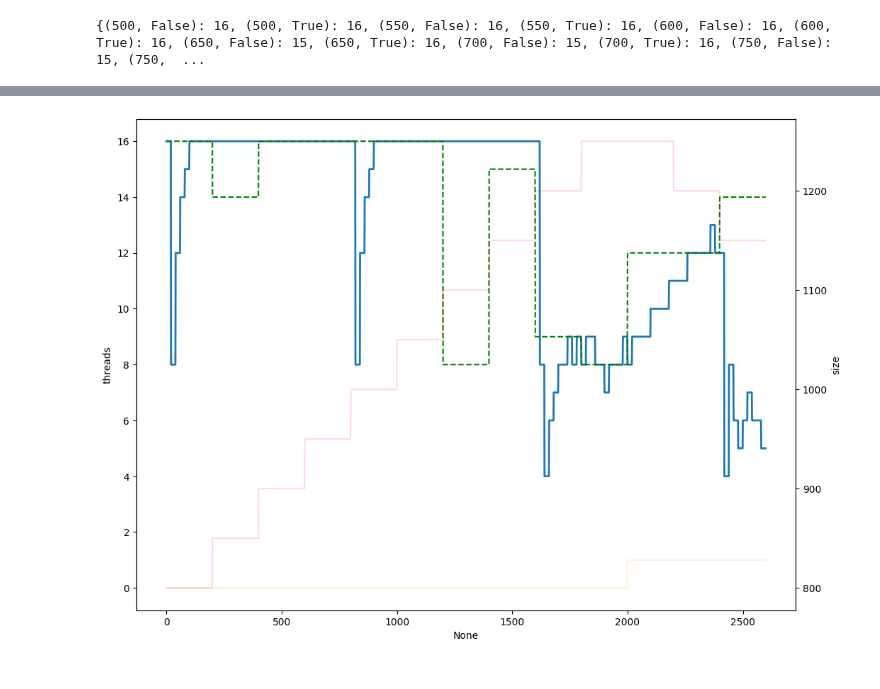
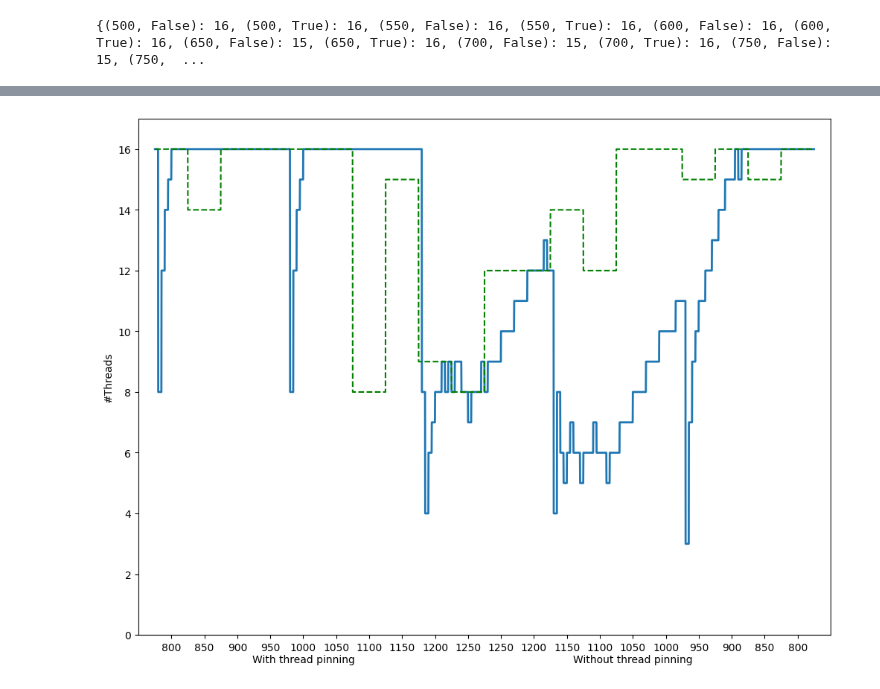
Before and after one commit to JordyAaldering/ecodynamic, a Jupyter notebook: adapt.ipynb, the cells around one changed output, grey strips where cells are left out. Saved outputs shown, nothing was run; the diff lists cells and outputs as text; code cells hidden in the pictures.

```diff
--- a/adapt.ipynb
+++ b/adapt.ipynb
@@ -56,21 +62,27 @@ plt.show()
 # %%
-plt.figure(figsize=(12,9))
+fig = plt.figure(figsize=(12,9))
+fig.tight_layout()
 
 x = slow.index
 
 ax = sns.lineplot(x=x, y=slow['threads'], linewidth=2)
 sns.lineplot(x=x, y=slow['optimum'], color='g', linestyle='--', ax=ax)
 
-sns.lineplot(x=x, y=slow['pin'], color='orange', alpha=0.15, ax=ax)
+xticks = list(range(100, len(slow), 200))
+xlabels = [f'{'' if i % 2 == 0 else ''}{slow['size'][x]}' for i, x in enumerate(xticks)]
+xlabels[4] += '\nWith thread pinning'
+xlabels[14] += '\nWithout thread pinning'
+ax.set_xticks(xticks, labels=xlabels)
 
-ax2 = ax.twinx()
+ax.set_xlabel('')
+ax.set_ylabel('#Threads')
+ax.set_xlim((-100,len(slow)+100))
+ax.set_ylim((0,17))
 
-sns.lineplot(x=x, y=slow['size'], color='r', alpha=0.15, ax=ax2)
-
-plt.savefig('images/adapt_slow.png')
+fig.savefig('images/adapt_slow.png', bbox_inches='tight')
 plt.show()
 # %% [output]
-[figure, old version]
+[figure, new version]
 # %%
 plt.figure(figsize=(12,9))
 dt = fast['threads'].sub(fast['optimum']).abs()
```
Also changed, not shown: parts of 4 cells of this notebook, 4 other files.
